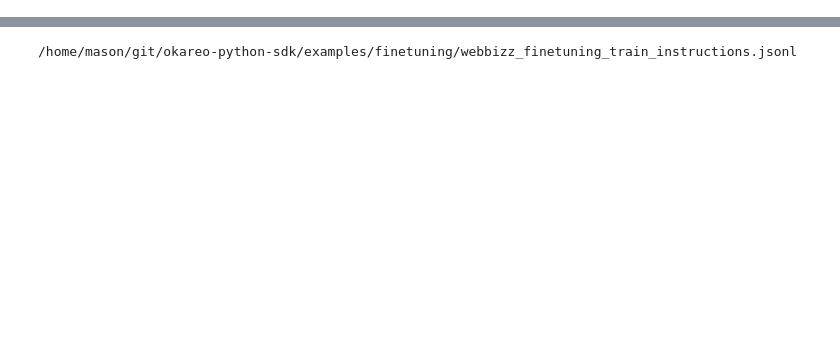
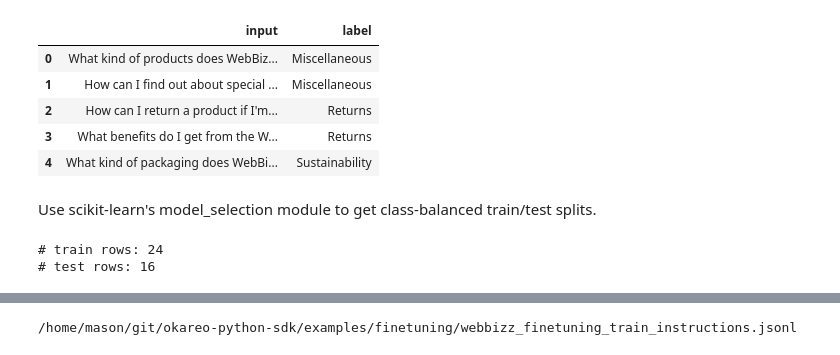
Before and after one commit to okareo-ai/okareo-python-sdk, a Jupyter notebook: examples/classification_finetuning_eval_part1.ipynb, the cells around one changed output, grey strips where cells are left out. Cells and saved outputs as stored; diff of their text form; code cells hidden in the pictures; blank space fills up the shorter version.

```diff
--- a/examples/classification_finetuning_eval_part1.ipynb
+++ b/examples/classification_finetuning_eval_part1.ipynb
@@ -14,6 +30,8 @@ After using this notebook, you will be able to:
 # %%
+# get Okareo client
+
 import os
 from okareo import Okareo
 
-OKAREO_API_KEY = os.environ.get('OKAREO_API_KEY')
+OKAREO_API_KEY = "<YOUR_OKAREO_API_KEY>"
 okareo = Okareo(OKAREO_API_KEY)
@@ -28,0 +105,24 @@ test_data = data_dict[file_paths[1]]
+# %%
+# Use the scenario set of documents to generate a scenario of questions
+generated_scenario = okareo.generate_scenario_set(
+    ScenarioSetGenerate(
+        name=f"Intent Detection - User Questions",
+        source_scenario_id=document_scenario.scenario_id,
+        number_examples=2,
+        generation_type=ScenarioType.TEXT_REVERSE_QUESTION,
+        generation_tone=GenerationTone.INFORMAL
+    )
+)
+print(f"question scenario: {generated_scenario.app_link}")
+
+# Get more questions with the rephrasing generator
+rephrased_scenario = okareo.generate_scenario_set(
+    ScenarioSetGenerate(
+        name=f"Intent Detection - Rephrased User Questions",
+        source_scenario_id=generated_scenario.scenario_id,
+        number_examples=1,
+        generation_type=ScenarioType.REPHRASE_INVARIANT,
+        generation_tone=GenerationTone.INFORMAL
+    )
+)
+print(f"rephrased scenario: {rephrased_scenario.app_link}")
@@ -28,0 +133,39 @@ test_data = data_dict[file_paths[1]]
+# %%
+import pandas as pd
+
+# get the generated questions
+data = {'input': [], 'label': []}
+for s in [generated_scenario, rephrased_scenario]:
+    sdp = okareo.get_scenario_data_points(s.scenario_id)
+    for sd in sdp:
+        data['input'].append(sd.input_)
+        data['label'].append(sd.result[0])
+
+df = pd.DataFrame(data)
+# %%
+df.head()
+# %% [output]
+|  | input | label |
+| 0 | What kind of products does WebBiz... | Miscellaneous |
+| 1 | How can I find out about special ... | Miscellaneous |
+| 2 | How can I return a product if I'm... | Returns |
+| 3 | What benefits do I get from the W... | Returns |
+| 4 | What kind of packaging does WebBi... | Sustainability |
+# %% [markdown]
+Use scikit-learn's model_selection module to get class-balanced train/test splits.
+# %%
+from sklearn.model_selection import StratifiedShuffleSplit
+
+# Create a StratifiedShuffleSplit object
+sss = StratifiedShuffleSplit(n_splits=1, test_size=0.4, random_state=0)
+
+# Get the indices for the training and test sets
+for train_index, test_index in sss.split(df, df['label']):
+    train_df = df.loc[train_index].reset_index(drop=True)
+    test_df = df.loc[test_index].reset_index(drop=True)
+
+print(f"# train rows: {train_df.shape[0]}")
+print(f"# test rows: {test_df.shape[0]}")
+# %% [output]
+# train rows: 24
+# test rows: 16
```
Also changed, not shown: parts of 29 cells of this notebook, 1 other file.
